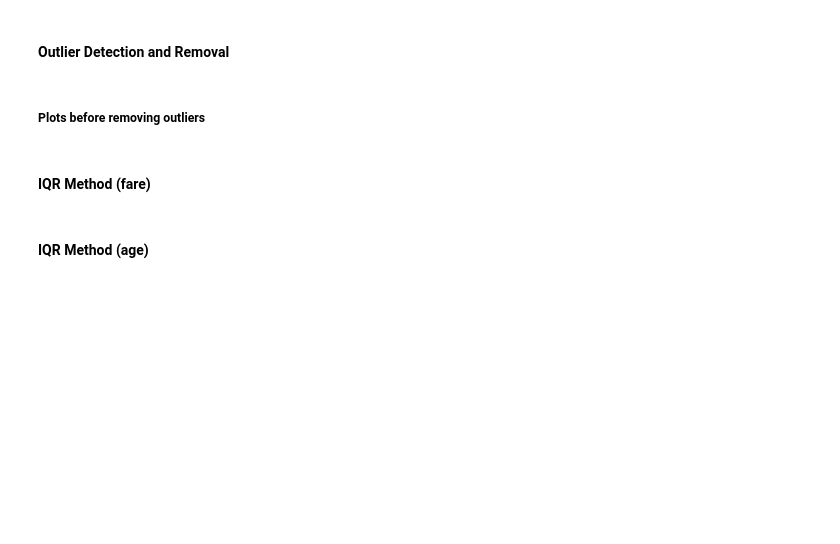
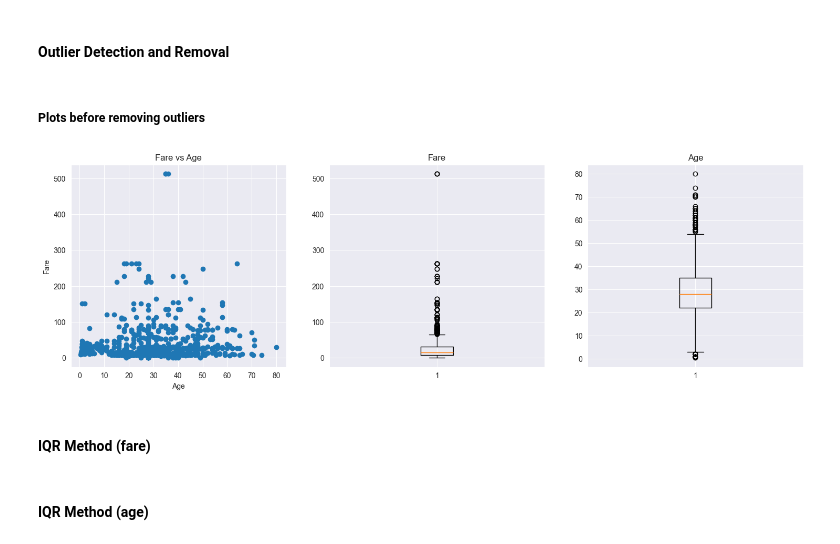
Before and after one commit to ishahzaibkhan/titanic_kaggle, a Jupyter notebook: main.ipynb, the cells around one changed output. Drawn from its saved outputs; the diff is of its cells as text; code cells hidden in the pictures; blank space fills up the shorter version.

Commit message:
outlier detection for fare and age

```diff
--- a/main.ipynb
+++ b/main.ipynb
@@ -107,21 +107,23 @@ df["Age"].fillna(df["Age"].median(), inplace=True)
 # %%
 fig, axes = plt.subplots(1,3, figsize=(18,5))
 
 # Fare vs Age
-axes[0].scatter(df["age"], df["fare"])
+axes[0].scatter(df["Age"], df["Fare"])
 axes[0].set_title("Fare vs Age")
 axes[0].set_xlabel("Age")
 axes[0].set_ylabel("Fare")
 
 # Fare Boxplot
-axes[1].boxplot(df["fare"])
+axes[1].boxplot(df["Fare"])
 axes[1].set_title("Fare")
 
 # Age Boxplot
-axes[2].boxplot(df["age"])
+axes[2].boxplot(df["Age"])
 axes[2].set_title("Age")
 
 plt.show()
+# %% [output]
+[figure, added]
 # %% [markdown]
 #### IQR Method (fare)
 # %%
```
